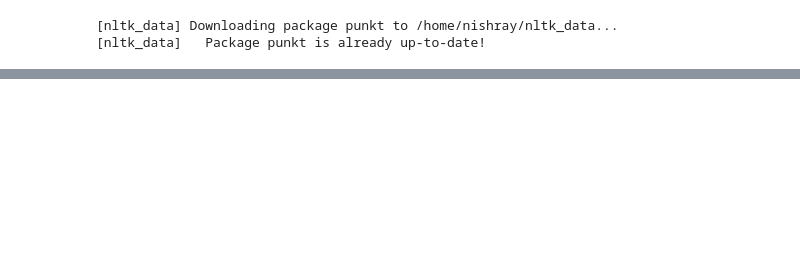
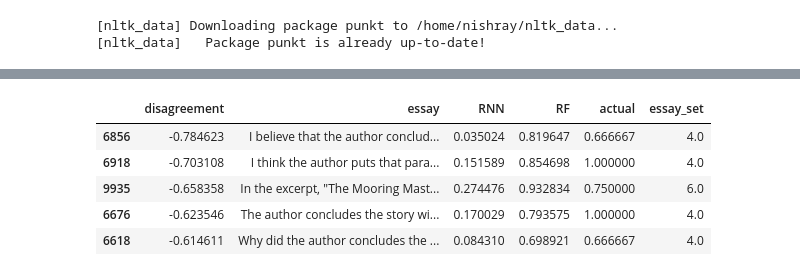
Before and after one commit to pkurapati/W266-NLP-Project, a Jupyter notebook: Nishant/AEG_Deep_Learning_Essay_Classification.ipynb, the cells around one changed output, grey strips where cells are left out. Saved outputs shown, nothing was run; the diff lists cells and outputs as text; code cells hidden in the pictures; blank space fills up the shorter version.

```diff
--- a/Nishant/AEG_Deep_Learning_Essay_Classification.ipynb
+++ b/Nishant/AEG_Deep_Learning_Essay_Classification.ipynb
@@ -974,0 +1150,21 @@ colList = ['words_length_4', 'words_length_6', 'words_length_8', 'words_length_1
+# %%
+BeauRFScores.index = test_sa_y_class.index
+
+Delta_preds = BeauRFScores.RNN - BeauRFScores.prediction
+Delta_preds = pd.DataFrame(Delta_preds)
+Delta_preds['essay'] = test_sa_x_class
+Delta_preds['RNN'] = BeauRFScores.RNN
+Delta_preds['RF'] = BeauRFScores.prediction
+Delta_preds['actual'] = BeauRFScores.actual
+Delta_preds['essay_set'] = BeauRFScores.essay_set
+Delta_preds.columns = ['disagreement','essay', 'RNN','RF', 'actual', 'essay_set']
+
+#find the five essays most disagreed upon by the two predictors
+Delta_preds.sort_values('disagreement').head(5)
+# %% [output]
+|  | disagreement | essay | RNN | RF | actual | essay_set |
+| 6856 | -0.784623 | I believe that the author conclud... | 0.035024 | 0.819647 | 0.666667 | 4.0 |
+| 6918 | -0.703108 | I think the author puts that para... | 0.151589 | 0.854698 | 1.000000 | 4.0 |
+| 9935 | -0.658358 | In the excerpt, "The Mooring Mast... | 0.274476 | 0.932834 | 0.750000 | 6.0 |
+| 6676 | -0.623546 | The author concludes the story wi... | 0.170029 | 0.793575 | 1.000000 | 4.0 |
+| 6618 | -0.614611 | Why did the author concludes the ... | 0.084310 | 0.698921 | 0.666667 | 4.0 |
```
Also changed, not shown: parts of 42 cells of this notebook.
